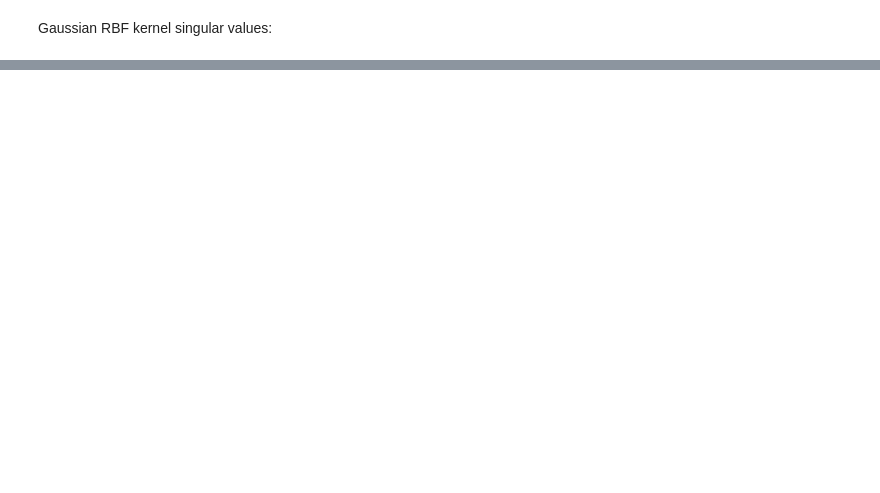
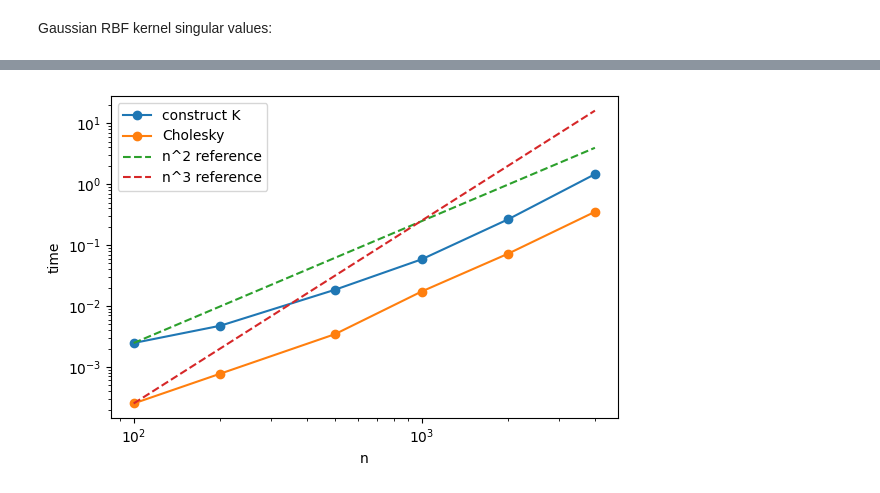
Before and after one commit to YTFORGE898/repo, a Jupyter notebook: Experiments/singular_value_plots_chapter2.ipynb, the cells around one changed output, grey strips where cells are left out. Cells and saved outputs as stored; diff of their text form; code cells hidden in the pictures; blank space fills up the shorter version.

```diff
--- a/Experiments/singular_value_plots_chapter2.ipynb
+++ b/Experiments/singular_value_plots_chapter2.ipynb
@@ -125,0 +289,30 @@ plt.show()
+# %%
+# Plot
+plt.figure(figsize=(6, 4))
+
+for name in solve_df["part"].unique():
+    part = solve_df[solve_df["part"] == name]
+    plt.loglog(part["n"], part["time"], marker="o", label=name)
+
+ref_n = np.array(plot_ns, dtype=float)
+base_n = plot_ns[0]
+
+base_construct = solve_df[
+    (solve_df["part"] == "construct K") & (solve_df["n"] == base_n)
+]["time"].iloc[0]
+
+base_solve = solve_df[
+    (solve_df["part"] == "Cholesky") & (solve_df["n"] == base_n)
+]["time"].iloc[0]
+
+plt.loglog(ref_n, base_construct * (ref_n/ref_n[0])**2, linestyle="--", label="n^2 reference")
+plt.loglog(ref_n, base_solve * (ref_n/ref_n[0])**3, linestyle="--", label="n^3 reference")
+
+plt.xlabel("n")
+plt.ylabel("time")
+plt.legend()
+plt.tight_layout()
+plt.savefig("../Results/construct_vs_solve_time.pdf")
+plt.show()
+# %% [output]
+[figure, added]
```
Also changed, not shown: parts of 12 cells of this notebook, 17 other files.
